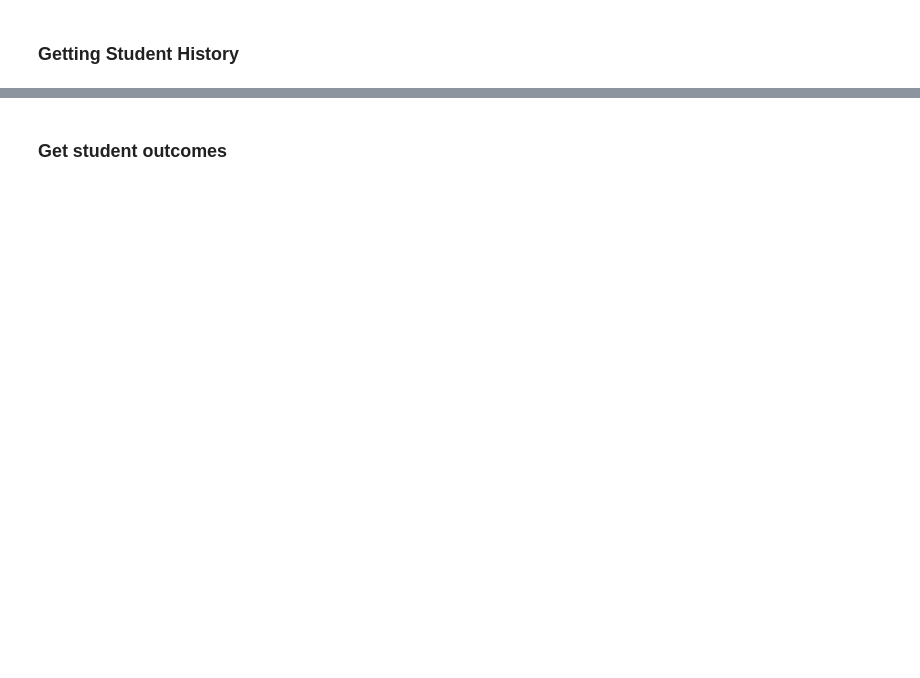
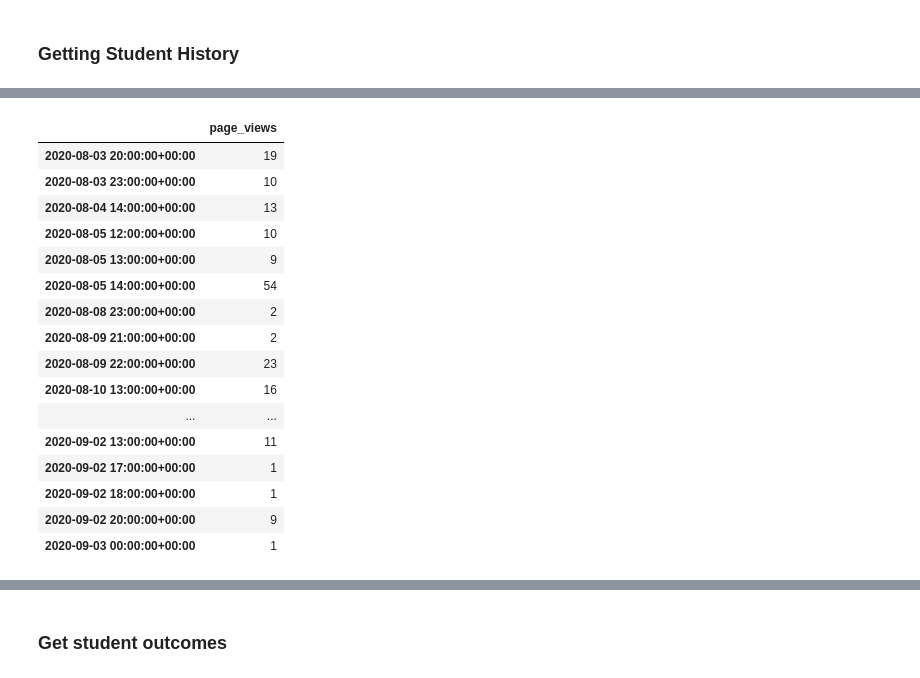
Before and after one commit to andrea-fantini/student-fail-prediction, a Jupyter notebook: notebooks/Data-Extraction.ipynb, the cells around one changed output, grey strips where cells are left out. Drawn from its saved outputs; the diff is of its cells as text; code cells hidden in the pictures; blank space fills up the shorter version.

```diff
--- a/notebooks/Data-Extraction.ipynb
+++ b/notebooks/Data-Extraction.ipynb
@@ -54,0 +192,6 @@ id	name
+# %%
+cutoff_dates_df=pd.DataFrame()
+for c in course_ids :
+    cutoff_dates_df = cutoff_dates_df.append({'course_id':c, 'cutoff_date':get_cutoff_date(c)}, ignore_index=True)
+# %%
+cutoff_dates_df = cutoff_dates_df.set_index('course_id')
@@ -55,8 +208,10 @@ id	name
 # %% [markdown]
 ### Getting Student History
 # %%
-# # Get student history
-# # let's look at id: 75494
-# course_ids = '1574'
-# student_id = '75494'
-# r = my_request('/api/v1/courses/{}/analytics/users/{}/activity?per_page=200'.format(course_ids,student_id))
+# Get student history
+# let's look at id: 75494
+course_id = '1574'
+student_id = '75494'
+cutoff_date = cutoff_dates_df.iloc[-2]['cutoff_date']
+
+r = my_request('/api/v1/courses/{}/analytics/users/{}/activity?per_page=200'.format(course_id,student_id))
@@ -64,0 +218,5 @@ id	name
+# %%
+df =pd.DataFrame.from_dict((r['page_views']),orient='index')
+df.index = pd.to_datetime(df.index)
+df.columns = ['page_views']
+df.head()
@@ -65 +230,21 @@ id	name
+# %%
+df[:cutoff_date]
+# %% [output]
+|  | page_views |
+| 2020-08-03 20:00:00+00:00 | 19 |
+| 2020-08-03 23:00:00+00:00 | 10 |
+| 2020-08-04 14:00:00+00:00 | 13 |
+| 2020-08-05 12:00:00+00:00 | 10 |
+| 2020-08-05 13:00:00+00:00 | 9 |
+| 2020-08-05 14:00:00+00:00 | 54 |
+| 2020-08-08 23:00:00+00:00 | 2 |
+| 2020-08-09 21:00:00+00:00 | 2 |
+| 2020-08-09 22:00:00+00:00 | 23 |
+| 2020-08-10 13:00:00+00:00 | 16 |
+| ... | ... |
+| 2020-09-02 13:00:00+00:00 | 11 |
+| 2020-09-02 17:00:00+00:00 | 1 |
+| 2020-09-02 18:00:00+00:00 | 1 |
+| 2020-09-02 20:00:00+00:00 | 9 |
+| 2020-09-03 00:00:00+00:00 | 1 |
 # %%
```
Also changed, not shown: parts of 56 cells of this notebook.
